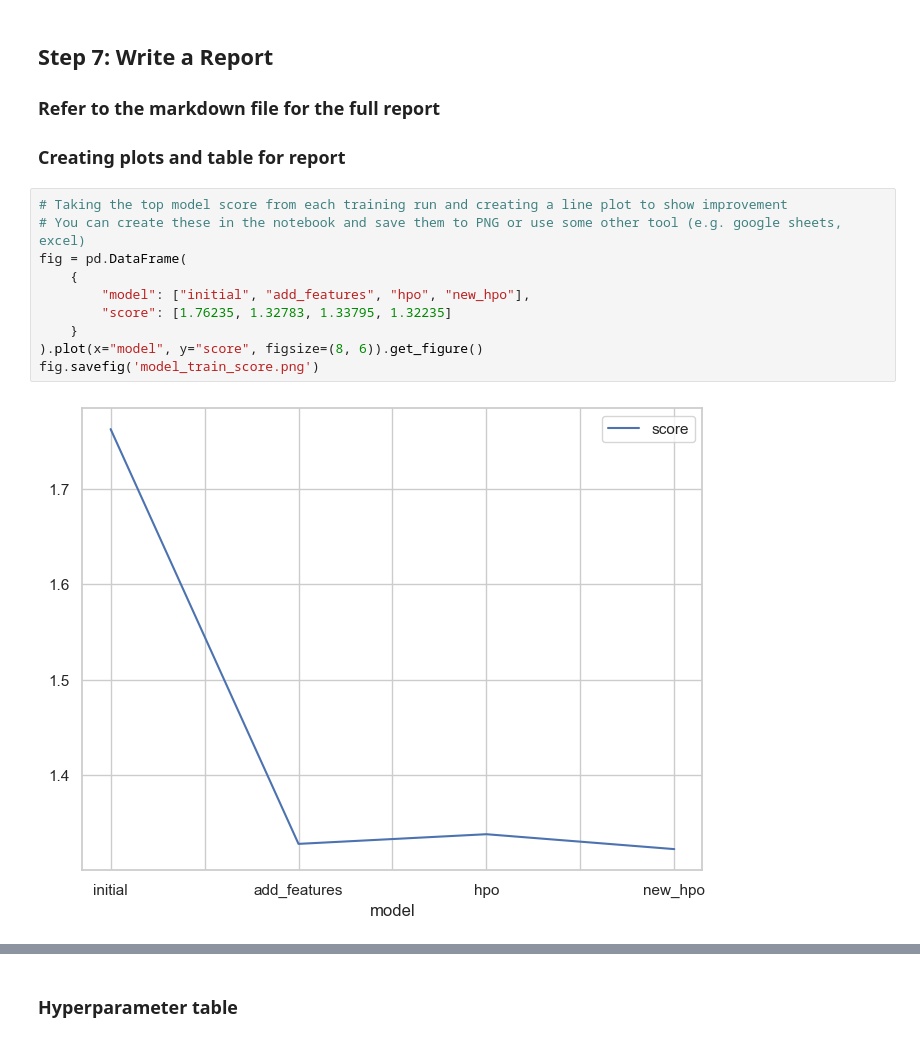
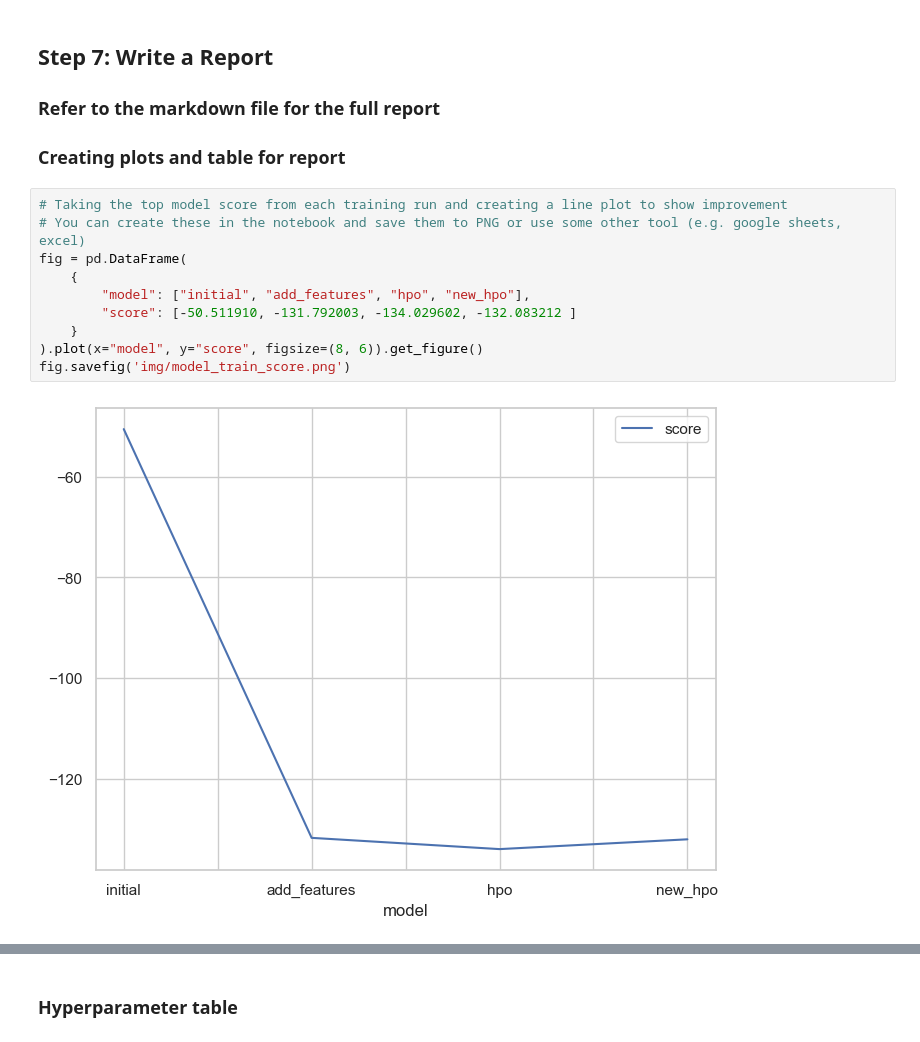
Before and after one commit to Polymath-Saksh/Bike-Sharing-Demand, a Jupyter notebook: project/project-template.ipynb, the cells around one changed output, grey strips where cells are left out. Cells and saved outputs as stored; diff of their text form.

```diff
--- a/project/project-template.ipynb
+++ b/project/project-template.ipynb
@@ -736,15 +747,15 @@ Successfully submitted to Bike Sharing Demand
 # %%
 # Taking the top model score from each training run and creating a line plot to show improvement
 # You can create these in the notebook and save them to PNG or use some other tool (e.g. google sheets, excel)
 fig = pd.DataFrame(
     {
         "model": ["initial", "add_features", "hpo", "new_hpo"],
-        "score": [1.76235, 1.32783, 1.33795, 1.32235]
+        "score": [-50.511910, -131.792003, -134.029602, -132.083212 ]
     }
 ).plot(x="model", y="score", figsize=(8, 6)).get_figure()
-fig.savefig('model_train_score.png')
+fig.savefig('img/model_train_score.png')
 # %% [output]
-[figure, old version]
+[figure, new version]
 # %%
 # Take the 3 kaggle scores and creating a line plot to show improvement
 fig = pd.DataFrame(
```
Also changed, not shown: parts of 25 cells of this notebook, 5 other files.
